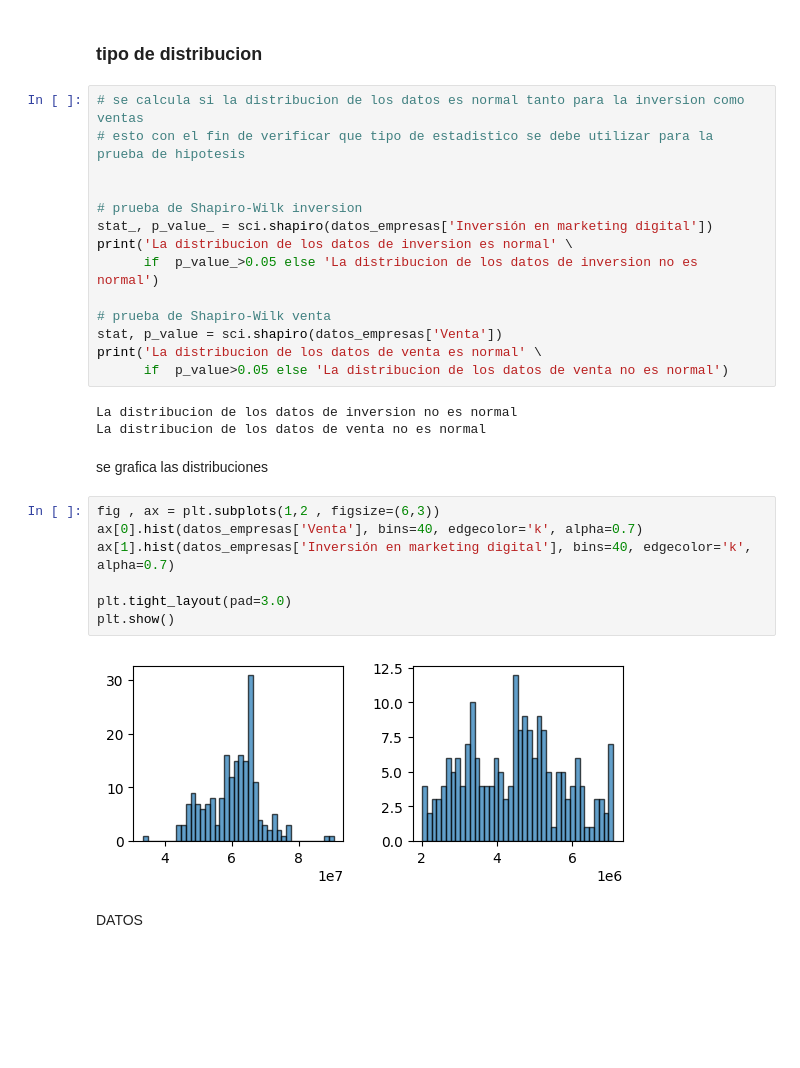
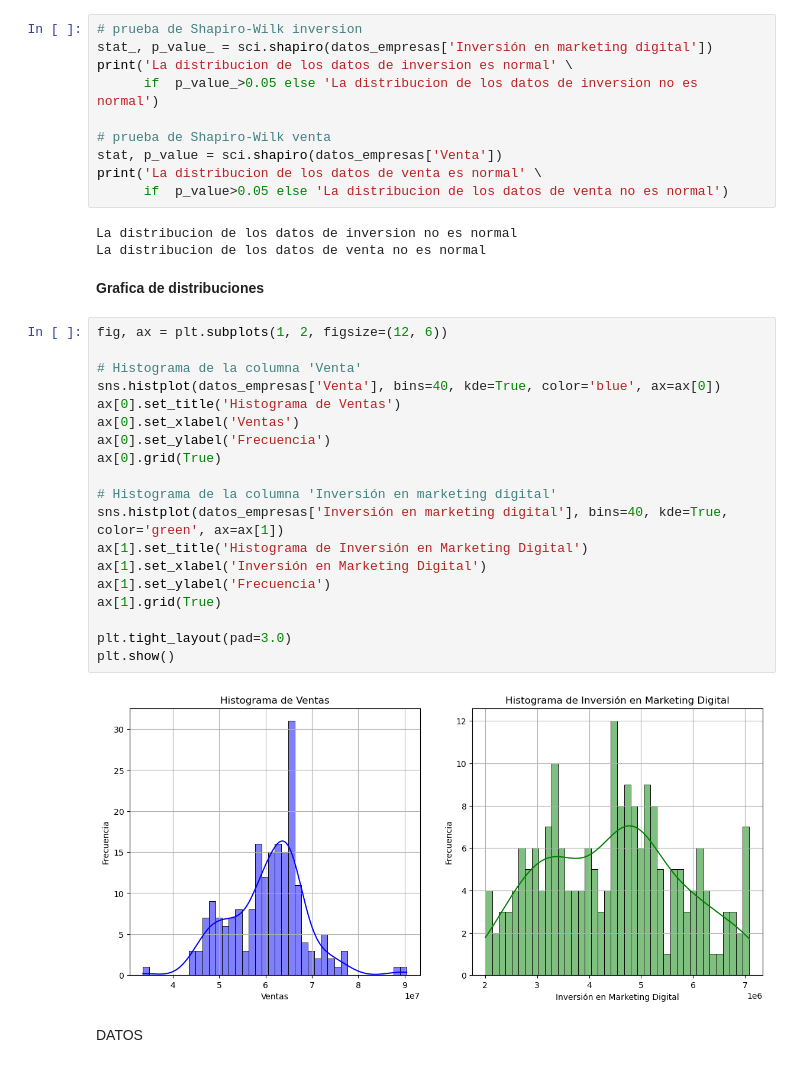
Before and after one commit to Andres-Fonseca/estadistica, a Jupyter notebook: estadistica_2.ipynb, the cells around one changed output. Saved outputs shown, nothing was run; the diff lists cells and outputs as text; blank space fills up the shorter version.

```diff
--- a/estadistica_2.ipynb
+++ b/estadistica_2.ipynb
@@ -43,33 +127,39 @@ ha= uventas−uinversion >2,000,000
+# %%
+# prueba de Shapiro-Wilk inversion
+stat_, p_value_ = sci.shapiro(datos_empresas['Inversión en marketing digital'])
+print('La distribucion de los datos de inversion es normal' \
+      if  p_value_>0.05 else 'La distribucion de los datos de inversion no es normal')
+
+# prueba de Shapiro-Wilk venta
+stat, p_value = sci.shapiro(datos_empresas['Venta'])
+print('La distribucion de los datos de venta es normal' \
+      if  p_value>0.05 else 'La distribucion de los datos de venta no es normal')
+# %% [output]
+La distribucion de los datos de inversion no es normal
+La distribucion de los datos de venta no es normal
 # %% [markdown]
-### tipo de distribucion
+**Grafica de distribuciones**
-# %%
-# se calcula si la distribucion de los datos es normal tanto para la inversion como ventas
-# esto con el fin de verificar que tipo de estadistico se debe utilizar para la prueba de hipotesis
-
-
-# prueba de Shapiro-Wilk inversion
-stat_, p_value_ = sci.shapiro(datos_empresas['Inversión en marketing digital'])
-print('La distribucion de los datos de inversion es normal' \
-      if  p_value_>0.05 else 'La distribucion de los datos de inversion no es normal')
-
-# prueba de Shapiro-Wilk venta
-stat, p_value = sci.shapiro(datos_empresas['Venta'])
-print('La distribucion de los datos de venta es normal' \
-      if  p_value>0.05 else 'La distribucion de los datos de venta no es normal')
-# %% [output]
-La distribucion de los datos de inversion no es normal
-La distribucion de los datos de venta no es normal
-# %% [markdown]
-se grafica las distribuciones
-# %%
-fig , ax = plt.subplots(1,2 , figsize=(6,3))
-ax[0].hist(datos_empresas['Venta'], bins=40, edgecolor='k', alpha=0.7)
-ax[1].hist(datos_empresas['Inversión en marketing digital'], bins=40, edgecolor='k', alpha=0.7)
-
-plt.tight_layout(pad=3.0)
-plt.show()
-# %% [output]
-[figure, removed]
+# %%
+fig, ax = plt.subplots(1, 2, figsize=(12, 6))
+
+# Histograma de la columna 'Venta'
+sns.histplot(datos_empresas['Venta'], bins=40, kde=True, color='blue', ax=ax[0])
+ax[0].set_title('Histograma de Ventas')
+ax[0].set_xlabel('Ventas')
+ax[0].set_ylabel('Frecuencia')
+ax[0].grid(True)
+
+# Histograma de la columna 'Inversión en marketing digital'
+sns.histplot(datos_empresas['Inversión en marketing digital'], bins=40, kde=True, color='green', ax=ax[1])
+ax[1].set_title('Histograma de Inversión en Marketing Digital')
+ax[1].set_xlabel('Inversión en Marketing Digital')
+ax[1].set_ylabel('Frecuencia')
+ax[1].grid(True)
+
+plt.tight_layout(pad=3.0)
+plt.show()
+# %% [output]
+[figure, added]
 # %% [markdown]
 DATOS
 # %%
```
Also changed, not shown: parts of 32 cells of this notebook, 1 other file.
